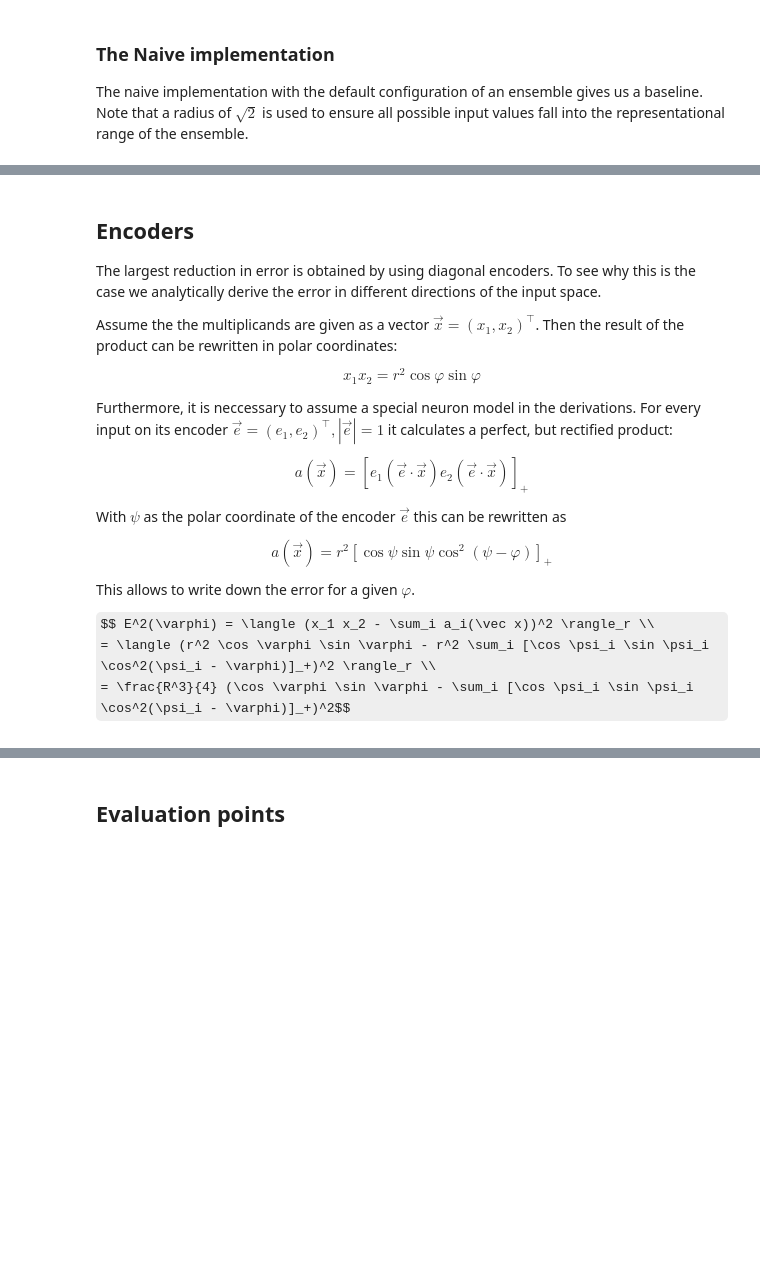
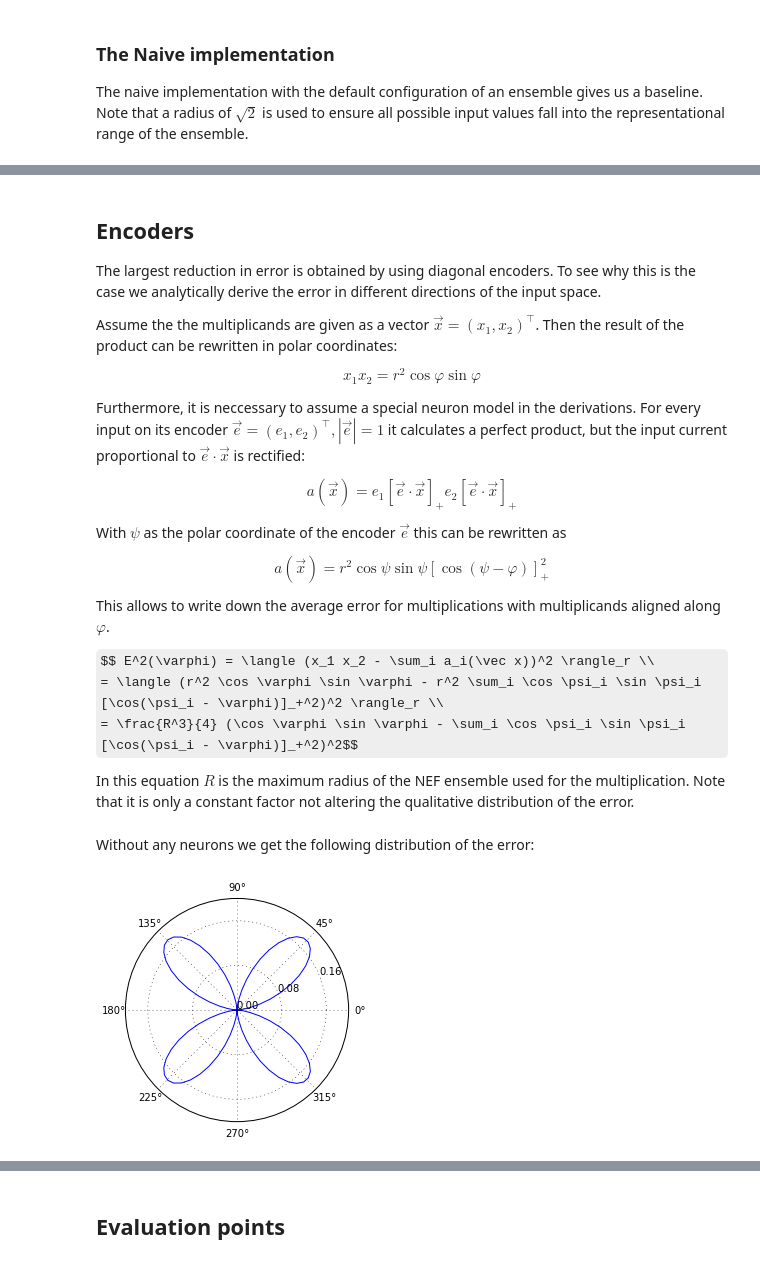
Before and after one commit to ctn-archive/technical-reports, a Jupyter notebook: Implementing-multiplications-in-the-NEF.ipynb, the cells around one changed output, grey strips where cells are left out. Drawn from its saved outputs; the diff is of its cells as text; code cells hidden in the pictures; some formulas as TeX source; blank space fills up the shorter version.

Commit message:
Complete encoder section.

```diff
--- a/Implementing-multiplications-in-the-NEF.ipynb
+++ b/Implementing-multiplications-in-the-NEF.ipynb
@@ -106,16 +109,37 @@ Assume the the multiplicands are given as a vector $\vec x = (x_1, x_2)^{\top}$.
 
 $$x_1 x_2 = r^2 \cos \varphi \sin \varphi$$
 
-Furthermore, it is neccessary to assume a special neuron model in the derivations. For every input on its encoder $\vec e = (e_1, e_2)^{\top}, |\vec e| = 1$ it calculates a perfect, but rectified product:
+Furthermore, it is neccessary to assume a special neuron model in the derivations. For every input on its encoder $\vec e = (e_1, e_2)^{\top}, |\vec e| = 1$ it calculates a perfect product, but the input current proportional to $\vec e \cdot \vec x$ is rectified:
 
-$$ a(\vec x) = [e_1 (\vec e \cdot \vec x) e_2 (\vec e \cdot \vec x)]_+ $$
+$$ a(\vec x) = e_1 [\vec e \cdot \vec x]_+ e_2 [\vec e \cdot \vec x]_+ $$
 
 With $\psi$ as the polar coordinate of the encoder $\vec e$ this can be rewritten as
 
-$$ a(\vec x) = r^2 [\cos \psi \sin \psi \cos^2(\psi - \varphi)]_+ $$
+$$ a(\vec x) = r^2 \cos \psi \sin \psi [\cos(\psi - \varphi)]_+^2 $$
 
-This allows to write down the error for a given $\varphi$.
+This allows to write down the average error for multiplications with multiplicands aligned along $\varphi$.
 
 $$ E^2(\varphi) = \langle (x_1 x_2 - \sum_i a_i(\vec x))^2 \rangle_r \\
- = \langle (r^2 \cos \varphi \sin \varphi - r^2 \sum_i [\cos \psi_i \sin \psi_i \cos^2(\psi_i - \varphi)]_+)^2 \rangle_r \\
- = \frac{R^3}{4} (\cos \varphi \sin \varphi - \sum_i [\cos \psi_i \sin \psi_i \cos^2(\psi_i - \varphi)]_+)^2$$
+ = \langle (r^2 \cos \varphi \sin \varphi - r^2 \sum_i \cos \psi_i \sin \psi_i [\cos(\psi_i - \varphi)]_+^2)^2 \rangle_r \\
+ = \frac{R^3}{4} (\cos \varphi \sin \varphi - \sum_i \cos \psi_i \sin \psi_i [\cos(\psi_i - \varphi)]_+^2)^2$$
+
+In this equation $R$ is the maximum radius of the NEF ensemble used for the multiplication. Note that it is only a constant factor not altering the qualitative distribution of the error.
+# %%
+def mult_err(phi, encoders=[], R=np.sqrt(2.)):
+    if len(encoders) > 0:
+        cos_sin_psi = np.cos(encoders) * np.sin(encoders)
+        diff = np.maximum(0., np.cos(np.subtract.outer(encoders, phi)))
+        neuron_outputs = cos_sin_psi[:, np.newaxis] * diff ** 2.
+    else:
+        neuron_outputs = np.zeros((0, np.asarray(phi).size))
+    return R ** 3. / 4. * (np.cos(phi) * np.sin(phi) - np.sum(neuron_outputs, axis=0))  ** 2.
+# %% [markdown]
+Without any neurons we get the following distribution of the error:
+# %%
+phis = np.linspace(0., 2. * np.pi, 100)
+ax = plt.subplot(1, 1, 1, polar=True)
+ax.plot(phis, mult_err(phis))
+ax.set_rmax(0.2)
+ax.yaxis.set_major_locator(MaxNLocator(3))
+# %% [output]
+[figure, added]
```
Also changed, not shown: parts of 11 cells of this notebook.
